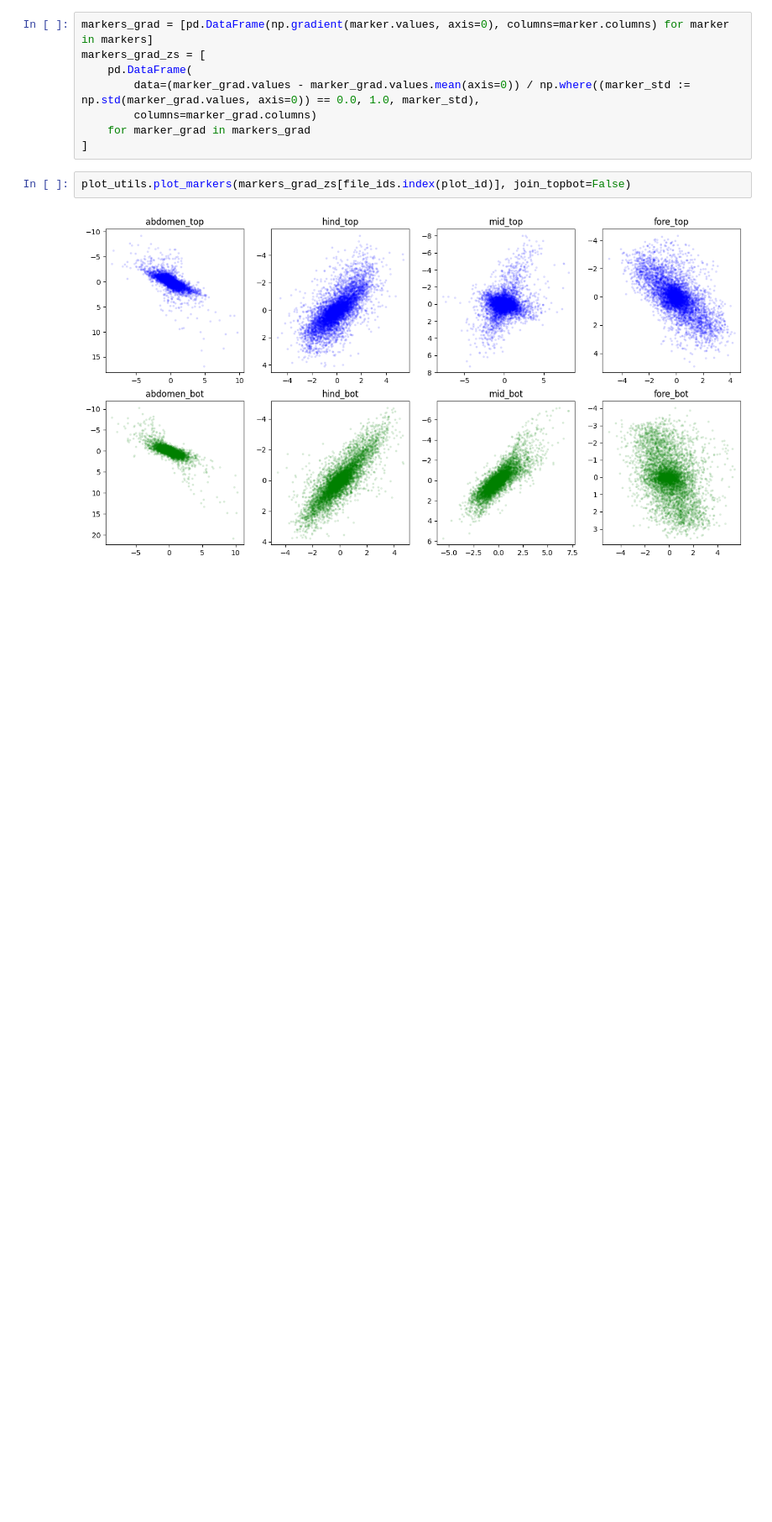
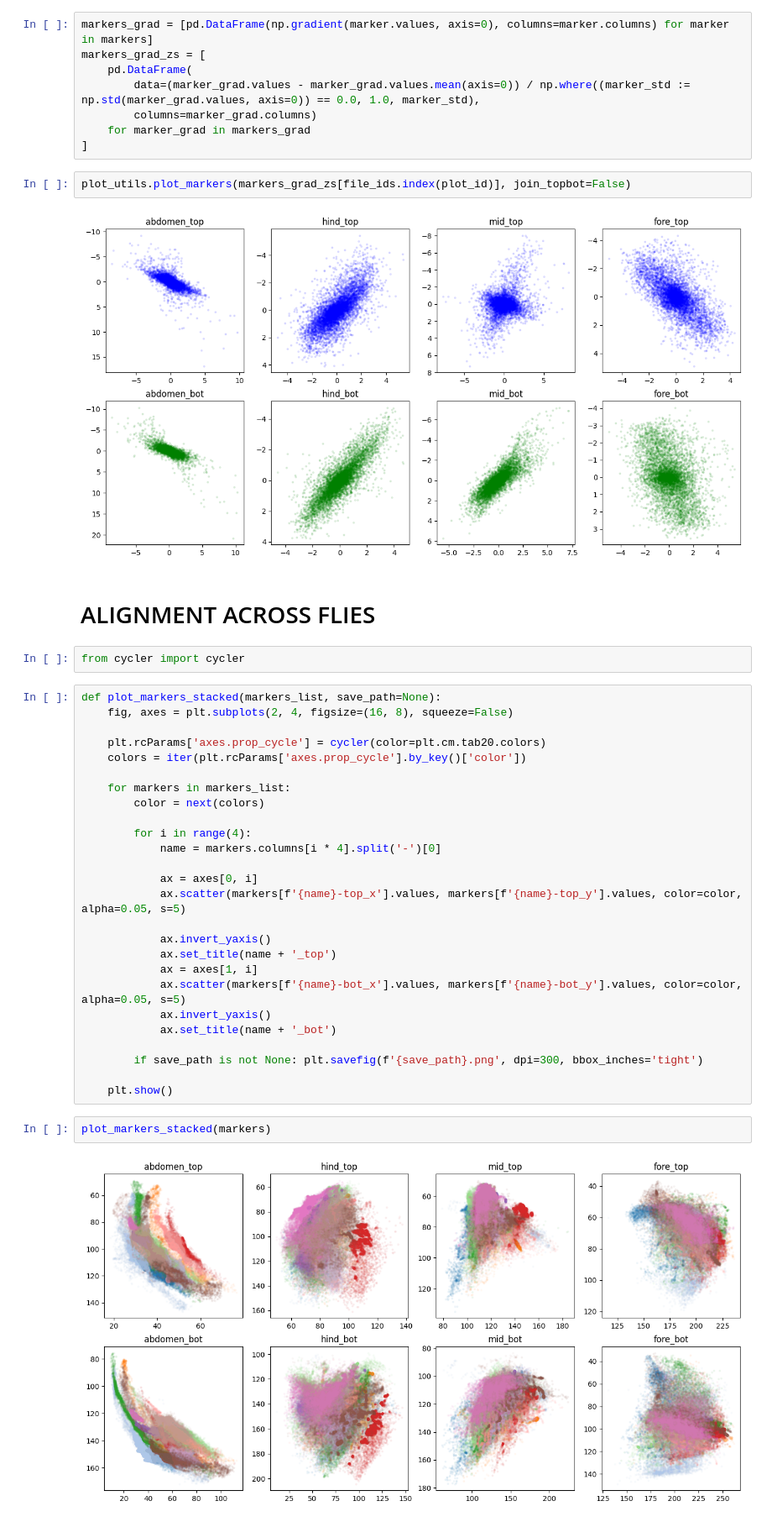
Before and after one commit to julian-zim/higama, a Jupyter notebook: organisms/fly-2023-schaffer/src/exploration/behavior.ipynb, the cells around one changed output. Shown at 84% size. Cells and saved outputs as stored; diff of their text form; blank space fills up the shorter version.

```diff
--- a/organisms/fly-2023-schaffer/src/exploration/behavior.ipynb
+++ b/organisms/fly-2023-schaffer/src/exploration/behavior.ipynb
@@ -128,3 +128,37 @@ markers_grad_zs = [
 plot_utils.plot_markers(markers_grad_zs[file_ids.index(plot_id)], join_topbot=False)
 # %% [output]
 [figure]
+# %% [markdown]
+# ALIGNMENT ACROSS FLIES
+# %%
+from cycler import cycler
+# %%
+def plot_markers_stacked(markers_list, save_path=None):
+	fig, axes = plt.subplots(2, 4, figsize=(16, 8), squeeze=False)
+
+	plt.rcParams['axes.prop_cycle'] = cycler(color=plt.cm.tab20.colors)
+	colors = iter(plt.rcParams['axes.prop_cycle'].by_key()['color'])
+
+	for markers in markers_list:
+		color = next(colors)
+
+		for i in range(4):
+			name = markers.columns[i * 4].split('-')[0]
+
+			ax = axes[0, i]
+			ax.scatter(markers[f'{name}-top_x'].values, markers[f'{name}-top_y'].values, color=color, alpha=0.05, s=5)
+
+			ax.invert_yaxis()
+			ax.set_title(name + '_top')
+			ax = axes[1, i]
+			ax.scatter(markers[f'{name}-bot_x'].values, markers[f'{name}-bot_y'].values, color=color, alpha=0.05, s=5)
+			ax.invert_yaxis()
+			ax.set_title(name + '_bot')
+
+		if save_path is not None: plt.savefig(f'{save_path}.png', dpi=300, bbox_inches='tight')
+
+	plt.show()
+# %%
+plot_markers_stacked(markers)
+# %% [output]
+[figure, added]
```
Also changed, not shown: parts of 4 cells of this notebook, 28 other files.
